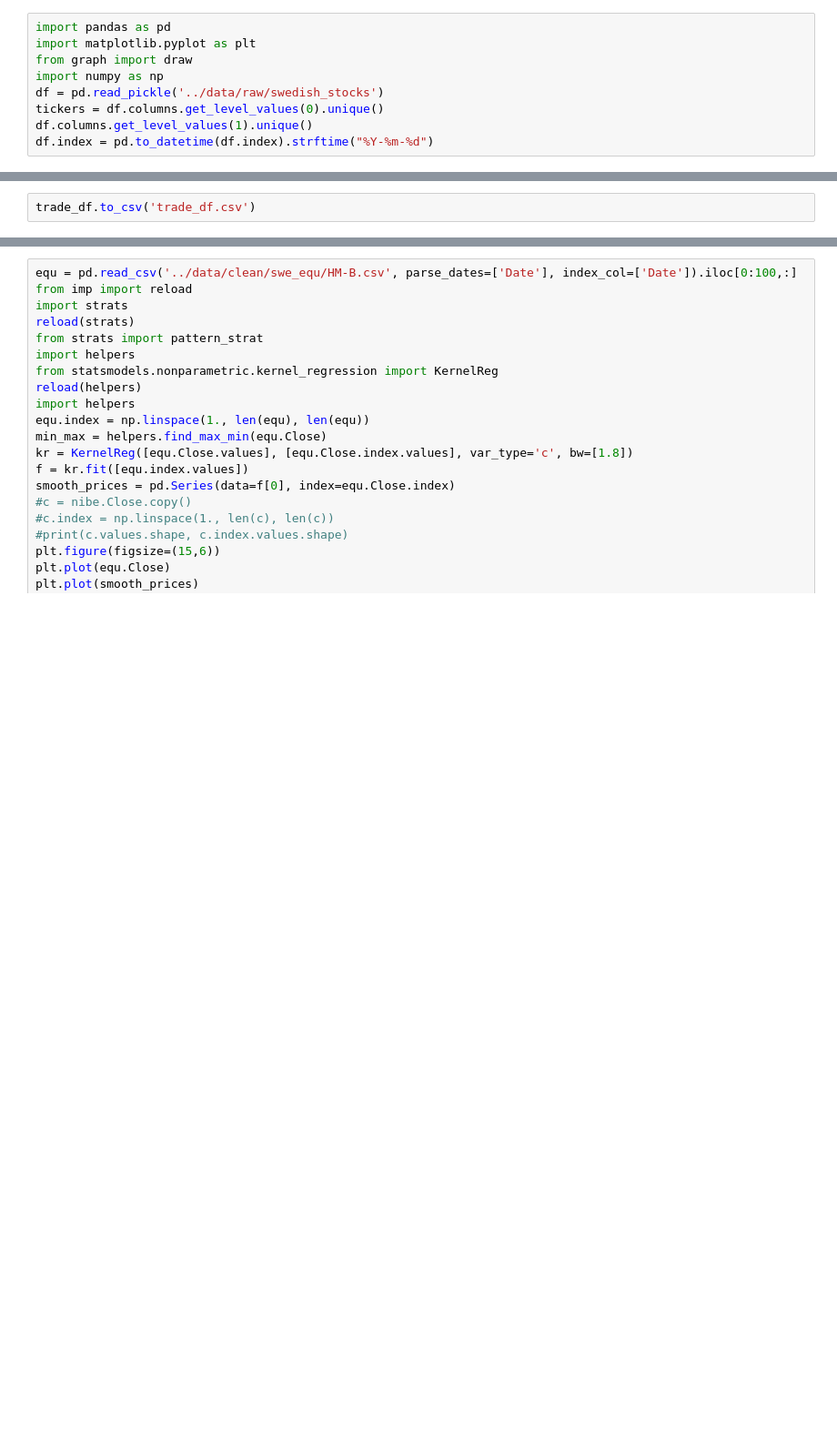
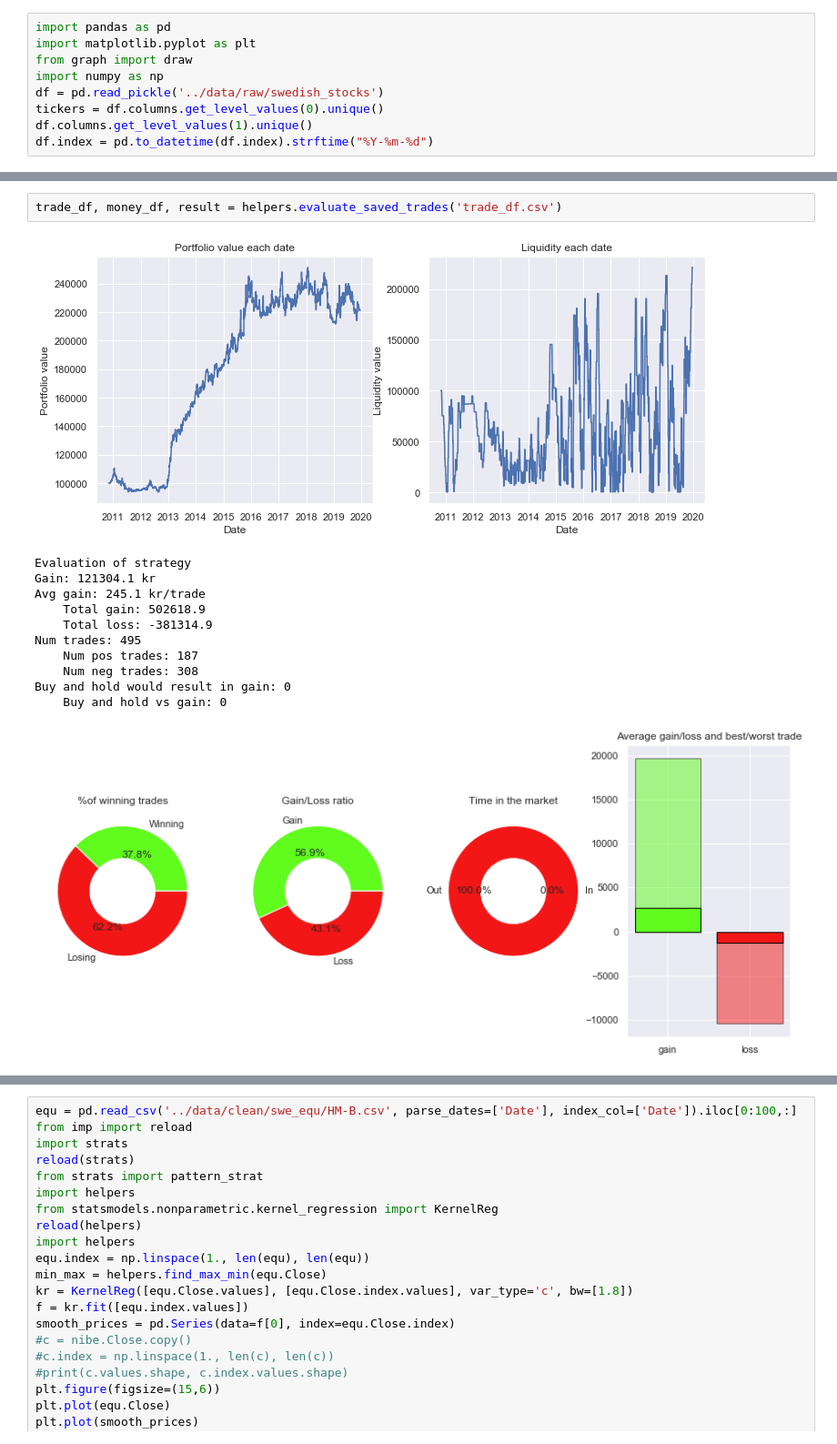
Before and after one commit to agatons/EPFL-financial-big-data, a Jupyter notebook: ta_method/test.ipynb, the cells around one changed output, grey strips where cells are left out. Shown: that part at 91% size. Drawn from its saved outputs; the diff is of its cells as text; blank space fills up the shorter version.

```diff
--- a/ta_method/test.ipynb
+++ b/ta_method/test.ipynb
@@ -61,2 +71,15 @@ Buy and hold would result in gain: 0
 # %%
-trade_df.to_csv('trade_df.csv')
+trade_df, money_df, result = helpers.evaluate_saved_trades('trade_df.csv')
+# %% [output]
+[figure, added]
+Evaluation of strategy
+Gain: 121304.1 kr
+Avg gain: 245.1 kr/trade
+    Total gain: 502618.9
+    Total loss: -381314.9
+Num trades: 495
+    Num pos trades: 187
+    Num neg trades: 308
+Buy and hold would result in gain: 0
+    Buy and hold vs gain: 0
+[figure, added]
```
Also changed, not shown: parts of 11 cells of this notebook, 14 other files.
